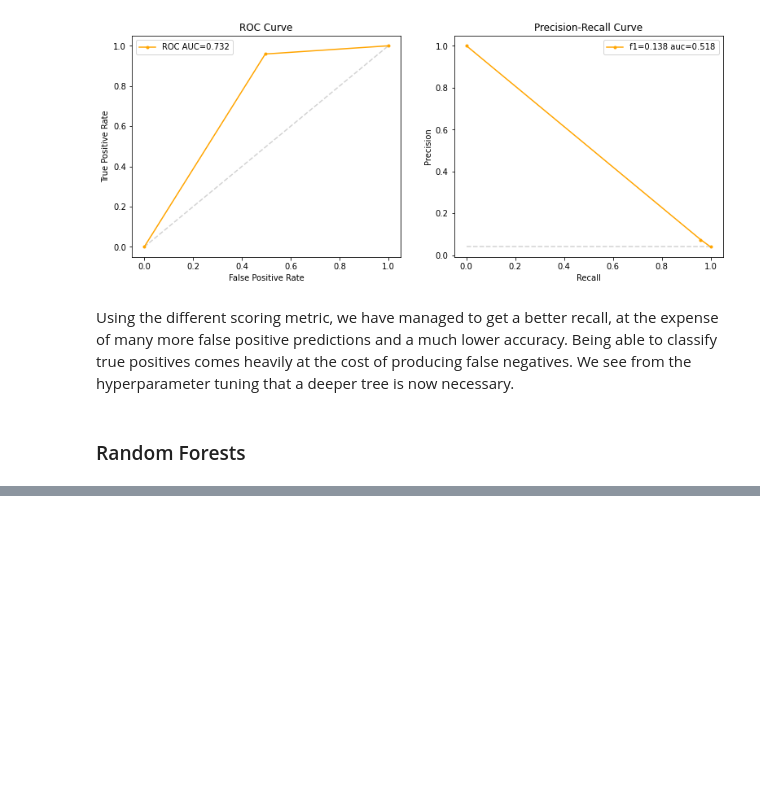
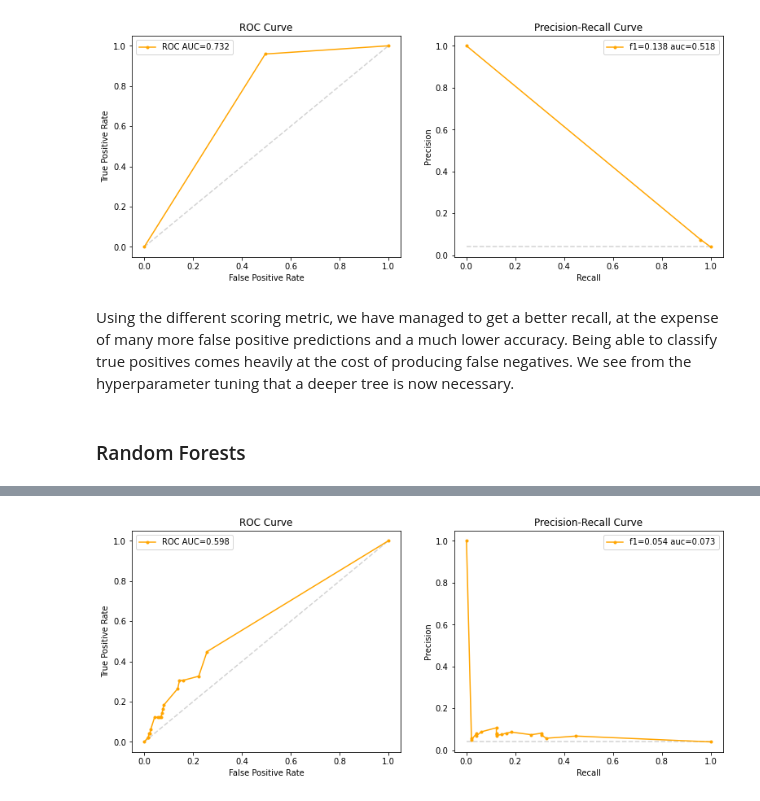
Before and after one commit to ebbeberge/stroke-classification, a Jupyter notebook: Index.ipynb, the cells around one changed output, grey strips where cells are left out. Saved outputs shown, nothing was run; the diff lists cells and outputs as text; code cells hidden in the pictures; blank space fills up the shorter version.

```diff
--- a/Index.ipynb
+++ b/Index.ipynb
@@ -691,0 +741,5 @@ Using the different scoring metric, we have managed to get a better recall, at t
+# %%
+# Plot ROC and Precision-Recall Curve
+curves(randomforest, X_test, y_test)
+# %% [output]
+[figure, added]
```
Also changed, not shown: parts of 41 cells of this notebook.
